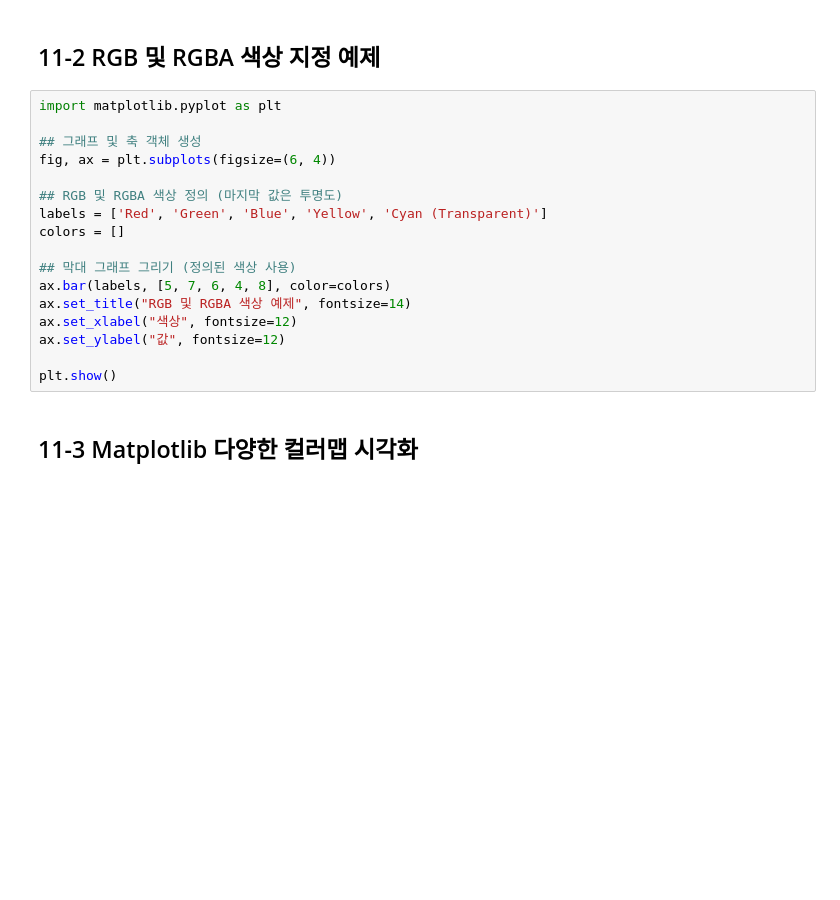
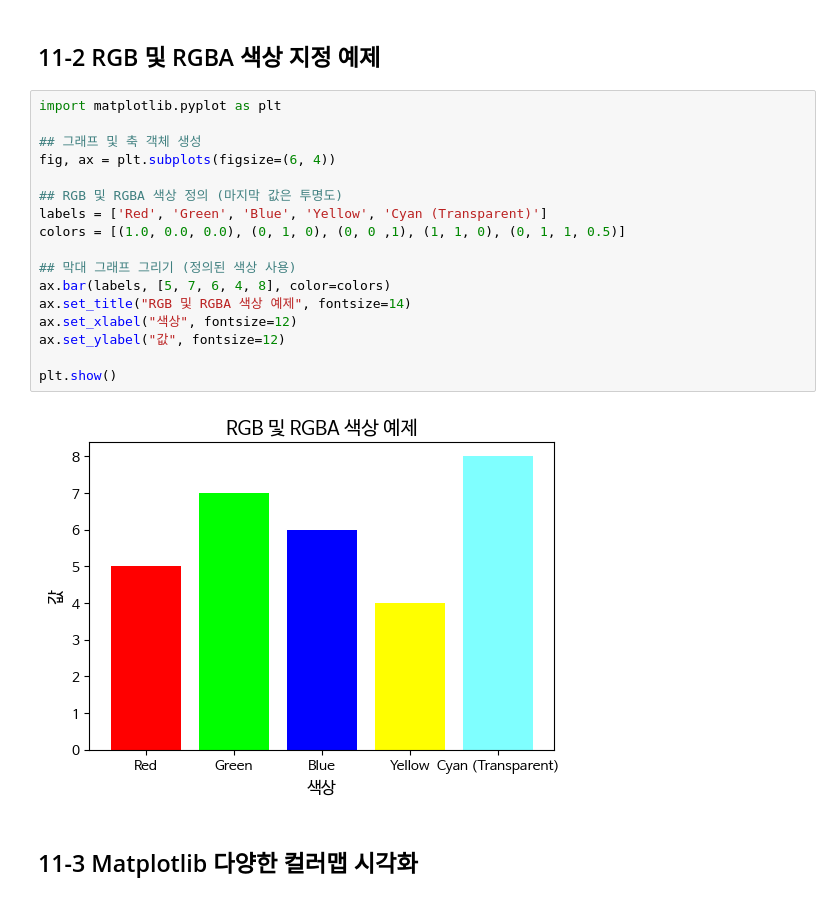
Before and after one commit to juhnny/Data-Analysis-with-Open-Source, a Jupyter notebook: 오픈소스_데이터_분석_11강.ipynb, the cells around one changed output. Saved outputs shown, nothing was run; the diff lists cells and outputs as text; blank space fills up the shorter version.

```diff
--- a/오픈소스_데이터_분석_11강.ipynb
+++ b/오픈소스_데이터_분석_11강.ipynb
@@ -48,20 +50,22 @@ plt.show()
 # %%
 import matplotlib.pyplot as plt
 
 ## 그래프 및 축 객체 생성
 fig, ax = plt.subplots(figsize=(6, 4))
 
 ## RGB 및 RGBA 색상 정의 (마지막 값은 투명도)
 labels = ['Red', 'Green', 'Blue', 'Yellow', 'Cyan (Transparent)']
-colors = []
+colors = [(1.0, 0.0, 0.0), (0, 1, 0), (0, 0 ,1), (1, 1, 0), (0, 1, 1, 0.5)]
 
 ## 막대 그래프 그리기 (정의된 색상 사용)
 ax.bar(labels, [5, 7, 6, 4, 8], color=colors)
 ax.set_title("RGB 및 RGBA 색상 예제", fontsize=14)
 ax.set_xlabel("색상", fontsize=12)
 ax.set_ylabel("값", fontsize=12)
 
 plt.show()
+# %% [output]
+[figure, added]
 # %% [markdown]
 ## 11-3 Matplotlib 다양한 컬러맵 시각화
 # %%
```
Also changed, not shown: parts of 17 cells of this notebook.
